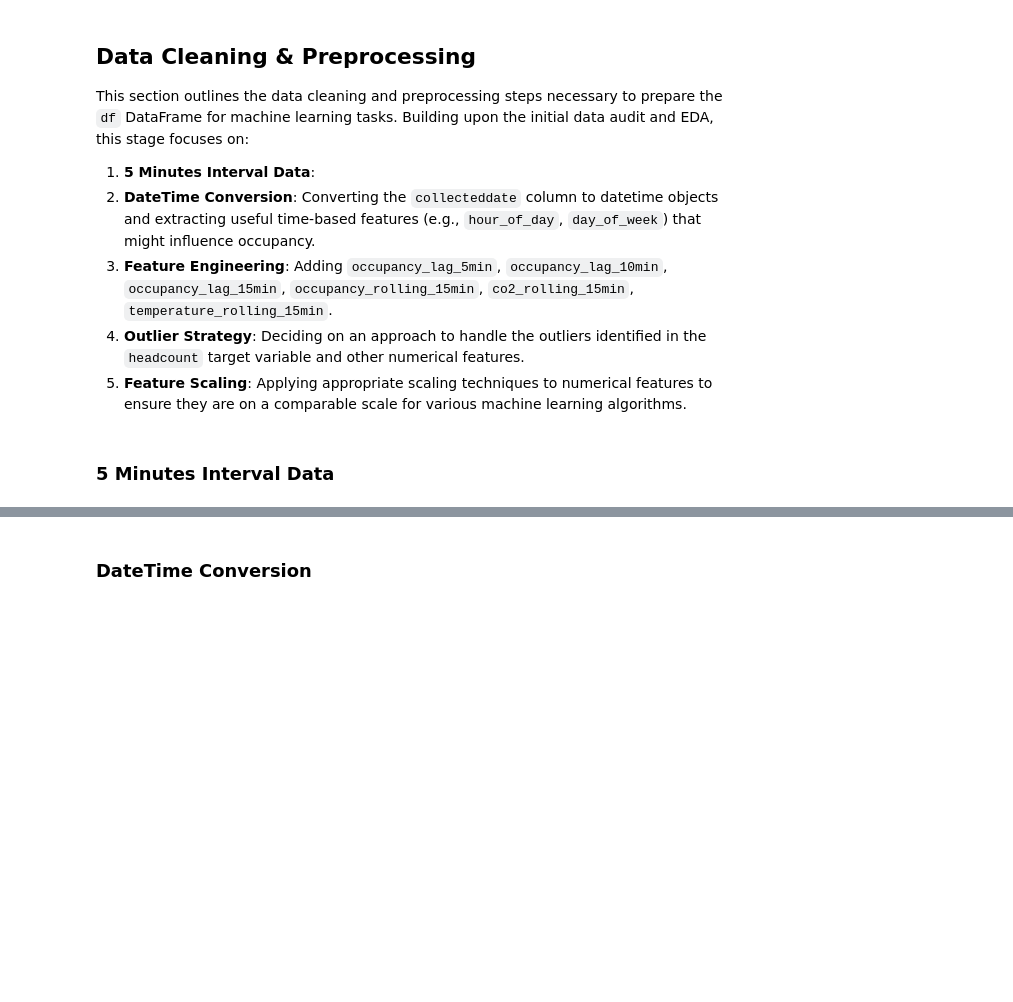
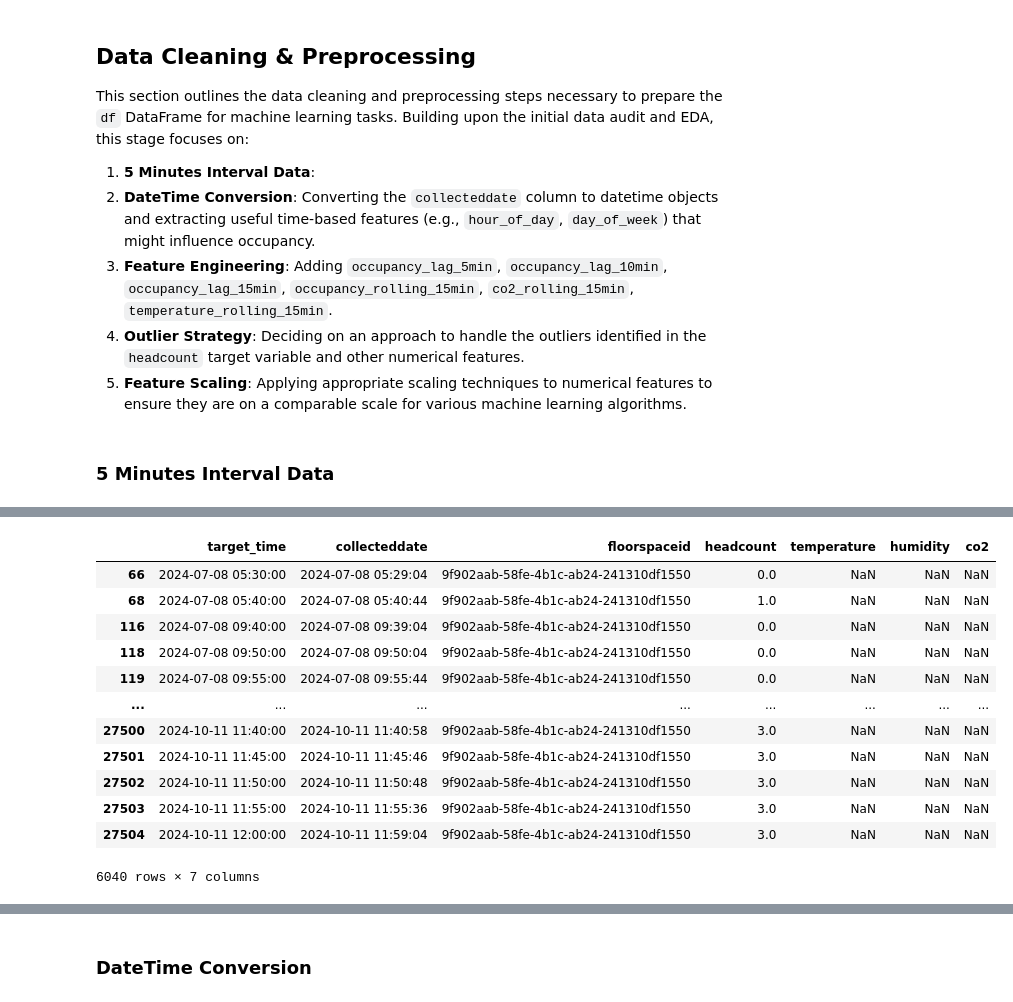
Before and after one commit to MIL-Project2/DR-DT, a Jupyter notebook: Occupancy_Prediction_Ver1_2.ipynb, the cells around one changed output, grey strips where cells are left out. Drawn from its saved outputs; the diff is of its cells as text; code cells hidden in the pictures; blank space fills up the shorter version.

```diff
--- a/Occupancy_Prediction_Ver1_2.ipynb
+++ b/Occupancy_Prediction_Ver1_2.ipynb
@@ -210,0 +227,44 @@ This section outlines the data cleaning and preprocessing steps necessary to pre
+# %%
+# 1. Strip the timezone offset (+XX) from the strings
+df['collecteddate'] = df['collecteddate'].astype(str).str.replace(r'\+.*$', '', regex=True)
+
+# Now parse as naive (local time)
+df['collecteddate'] = pd.to_datetime(
+    df['collecteddate'],
+    errors='coerce'
+)
+
+# 2. Remove the timezone to make them naive (local wall-clock times)
+#    This converts e.g. 2024-07-08 05:27:44+10:00 -> 2024-07-08 05:27:44 (naive)
+df['collecteddate'] = df['collecteddate'].dt.tz_localize(None)
+
+# 3. Drop any rows that failed conversion
+df = df.dropna(subset=['collecteddate']).copy()
+
+# Verify
+print("New dtype:", df['collecteddate'].dtype)   # datetime64[ns]
+print("Sample:", df['collecteddate'].head())
+
+# 4. Proceed with the rest (sort, per-minute, 5-min targets, merge)
+df = df.sort_values('collecteddate').reset_index(drop=True)
+df['minute'] = df['collecteddate'].dt.floor('min')
+
+minute_latest = df.drop_duplicates(subset='minute', keep='last').copy()
+minute_latest = minute_latest.set_index('minute').sort_index()
+
+start = df['collecteddate'].min().floor('D')
+end = df['collecteddate'].max().ceil('D') - pd.Timedelta('1min')
+targets = pd.date_range(start=start, end=end, freq='5min')
+
+result = pd.merge_asof(
+    pd.DataFrame({'target_time': targets}),
+    minute_latest,
+    left_on='target_time',
+    right_index=True,
+    direction='backward',
+    tolerance=pd.Timedelta('3min')
+)
+
+result = result.dropna(subset=['collecteddate']).drop(columns=['minute'], errors='ignore')
+display(result)
+# %% [output]
@@ -211 +278,14 @@ This section outlines the data cleaning and preprocessing steps necessary to pre
+|  | target_time | collecteddate | floorspaceid | headcount | temperature | humidity | co2 |
+| 66 | 2024-07-08 05:30:00 | 2024-07-08 05:29:04 | 9f902aab-58fe-4b1c-ab24-241310df1550 | 0.0 | NaN | NaN | NaN |
+| 68 | 2024-07-08 05:40:00 | 2024-07-08 05:40:44 | 9f902aab-58fe-4b1c-ab24-241310df1550 | 1.0 | NaN | NaN | NaN |
+| 116 | 2024-07-08 09:40:00 | 2024-07-08 09:39:04 | 9f902aab-58fe-4b1c-ab24-241310df1550 | 0.0 | NaN | NaN | NaN |
+| 118 | 2024-07-08 09:50:00 | 2024-07-08 09:50:04 | 9f902aab-58fe-4b1c-ab24-241310df1550 | 0.0 | NaN | NaN | NaN |
+| 119 | 2024-07-08 09:55:00 | 2024-07-08 09:55:44 | 9f902aab-58fe-4b1c-ab24-241310df1550 | 0.0 | NaN | NaN | NaN |
+| ... | ... | ... | ... | ... | ... | ... | ... |
+| 27500 | 2024-10-11 11:40:00 | 2024-10-11 11:40:58 | 9f902aab-58fe-4b1c-ab24-241310df1550 | 3.0 | NaN | NaN | NaN |
+| 27501 | 2024-10-11 11:45:00 | 2024-10-11 11:45:46 | 9f902aab-58fe-4b1c-ab24-241310df1550 | 3.0 | NaN | NaN | NaN |
+| 27502 | 2024-10-11 11:50:00 | 2024-10-11 11:50:48 | 9f902aab-58fe-4b1c-ab24-241310df1550 | 3.0 | NaN | NaN | NaN |
+| 27503 | 2024-10-11 11:55:00 | 2024-10-11 11:55:36 | 9f902aab-58fe-4b1c-ab24-241310df1550 | 3.0 | NaN | NaN | NaN |
+| 27504 | 2024-10-11 12:00:00 | 2024-10-11 11:59:04 | 9f902aab-58fe-4b1c-ab24-241310df1550 | 3.0 | NaN | NaN | NaN |
+6040 rows × 7 columns
 # %%
```
Also changed, not shown: parts of 4 cells of this notebook.
